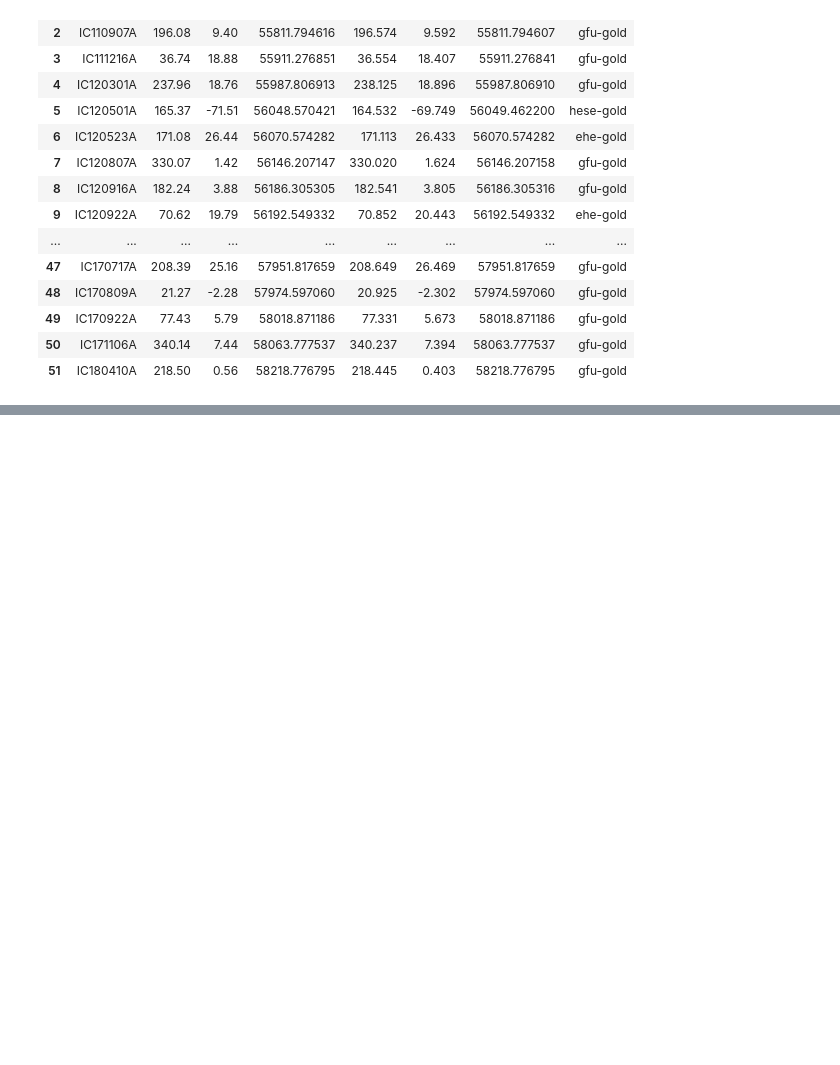
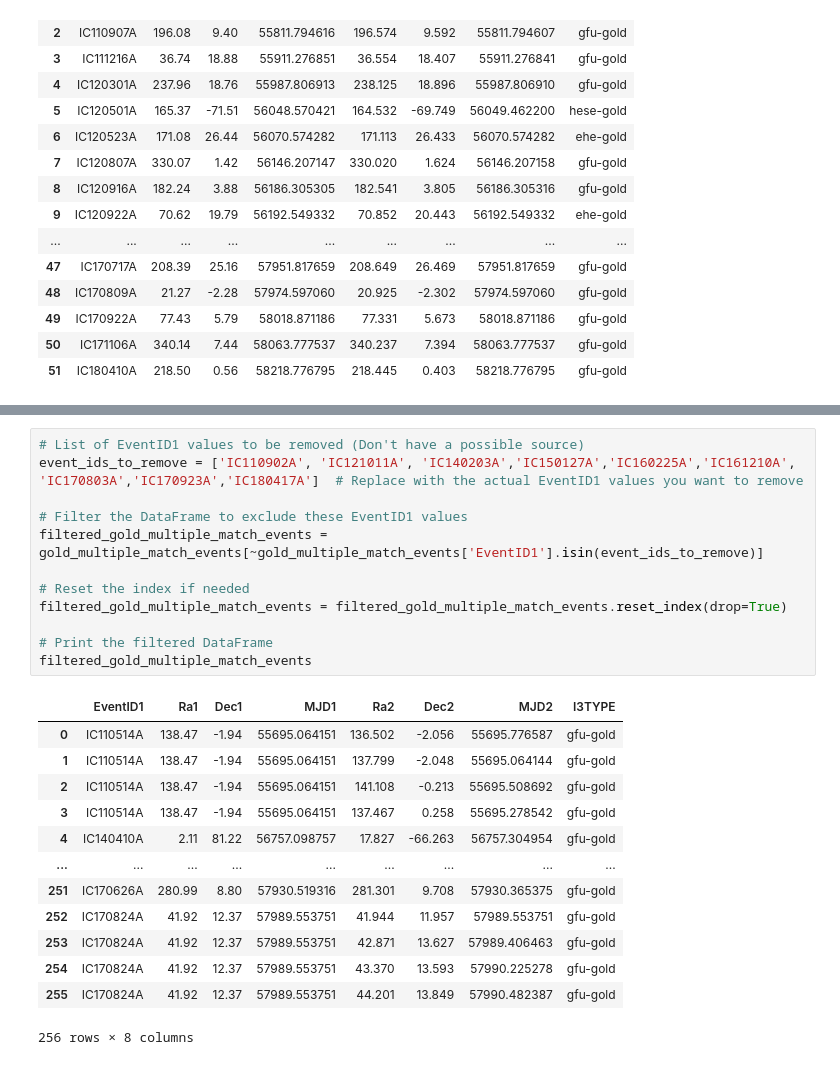
Before and after one commit to tcaba2/Summer-at-MPP, a Jupyter notebook: Crossmatch.ipynb, the cells around one changed output, grey strips where cells are left out. Drawn from its saved outputs; the diff is of its cells as text; blank space fills up the shorter version.

```diff
--- a/Crossmatch.ipynb
+++ b/Crossmatch.ipynb
@@ -314,0 +395,26 @@ events_with_sources.shape[0]
+# %%
+# List of EventID1 values to be removed (Don't have a possible source)
+event_ids_to_remove = ['IC110902A', 'IC121011A', 'IC140203A','IC150127A','IC160225A','IC161210A', 'IC170803A','IC170923A','IC180417A']  # Replace with the actual EventID1 values you want to remove
+
+# Filter the DataFrame to exclude these EventID1 values
+filtered_gold_multiple_match_events = gold_multiple_match_events[~gold_multiple_match_events['EventID1'].isin(event_ids_to_remove)]
+
+# Reset the index if needed
+filtered_gold_multiple_match_events = filtered_gold_multiple_match_events.reset_index(drop=True)
+
+# Print the filtered DataFrame
+filtered_gold_multiple_match_events
+# %% [output]
+|  | EventID1 | Ra1 | Dec1 | MJD1 | Ra2 | Dec2 | MJD2 | I3TYPE |
+| 0 | IC110514A | 138.47 | -1.94 | 55695.064151 | 136.502 | -2.056 | 55695.776587 | gfu-gold |
+| 1 | IC110514A | 138.47 | -1.94 | 55695.064151 | 137.799 | -2.048 | 55695.064144 | gfu-gold |
+| 2 | IC110514A | 138.47 | -1.94 | 55695.064151 | 141.108 | -0.213 | 55695.508692 | gfu-gold |
+| 3 | IC110514A | 138.47 | -1.94 | 55695.064151 | 137.467 | 0.258 | 55695.278542 | gfu-gold |
+| 4 | IC140410A | 2.11 | 81.22 | 56757.098757 | 17.827 | -66.263 | 56757.304954 | gfu-gold |
+| ... | ... | ... | ... | ... | ... | ... | ... | ... |
+| 251 | IC170626A | 280.99 | 8.80 | 57930.519316 | 281.301 | 9.708 | 57930.365375 | gfu-gold |
+| 252 | IC170824A | 41.92 | 12.37 | 57989.553751 | 41.944 | 11.957 | 57989.553751 | gfu-gold |
+| 253 | IC170824A | 41.92 | 12.37 | 57989.553751 | 42.871 | 13.627 | 57989.406463 | gfu-gold |
+| 254 | IC170824A | 41.92 | 12.37 | 57989.553751 | 43.370 | 13.593 | 57990.225278 | gfu-gold |
+| 255 | IC170824A | 41.92 | 12.37 | 57989.553751 | 44.201 | 13.849 | 57990.482387 | gfu-gold |
+256 rows × 8 columns
```
Also changed, not shown: parts of 20 cells of this notebook.
